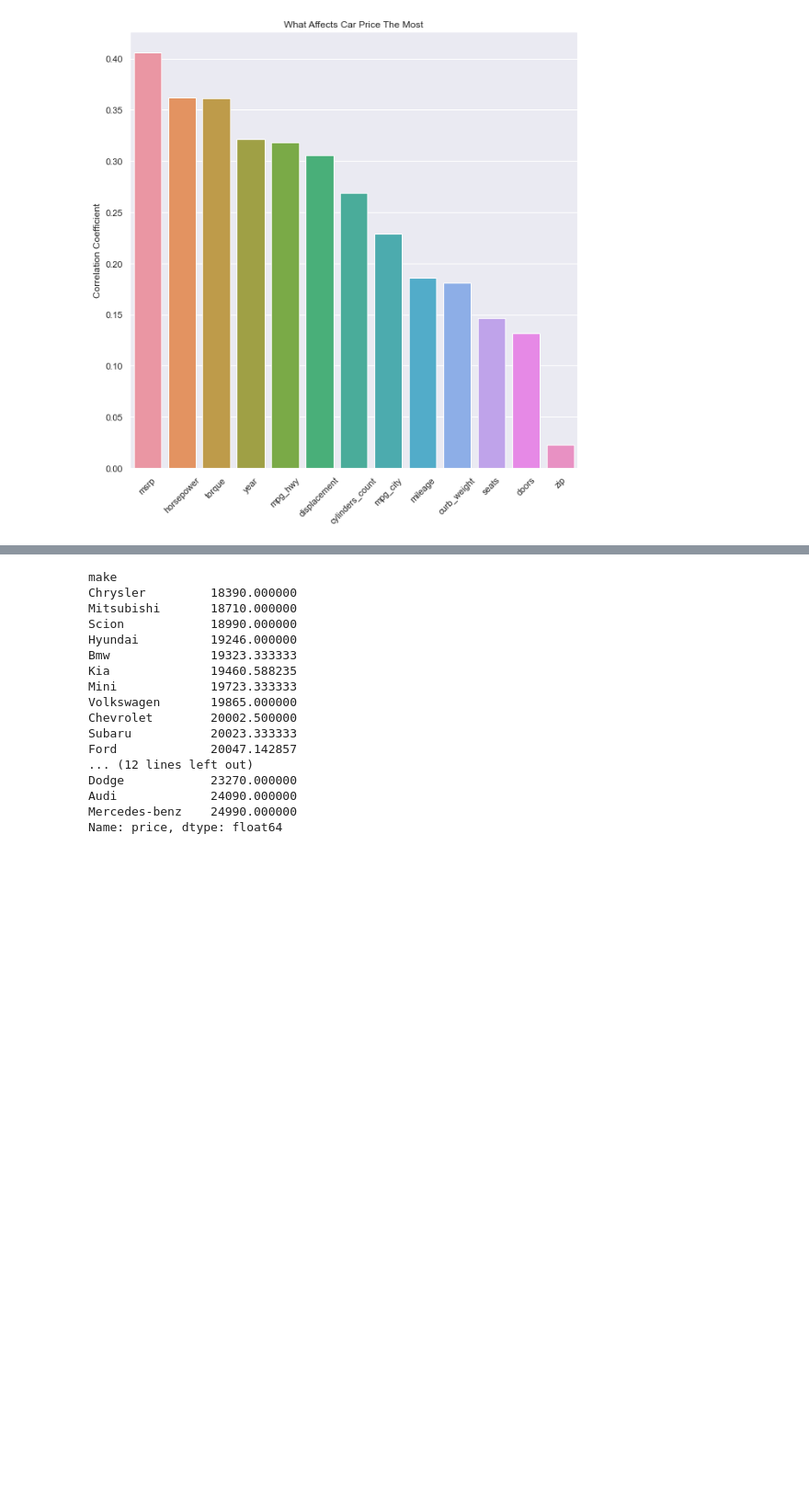
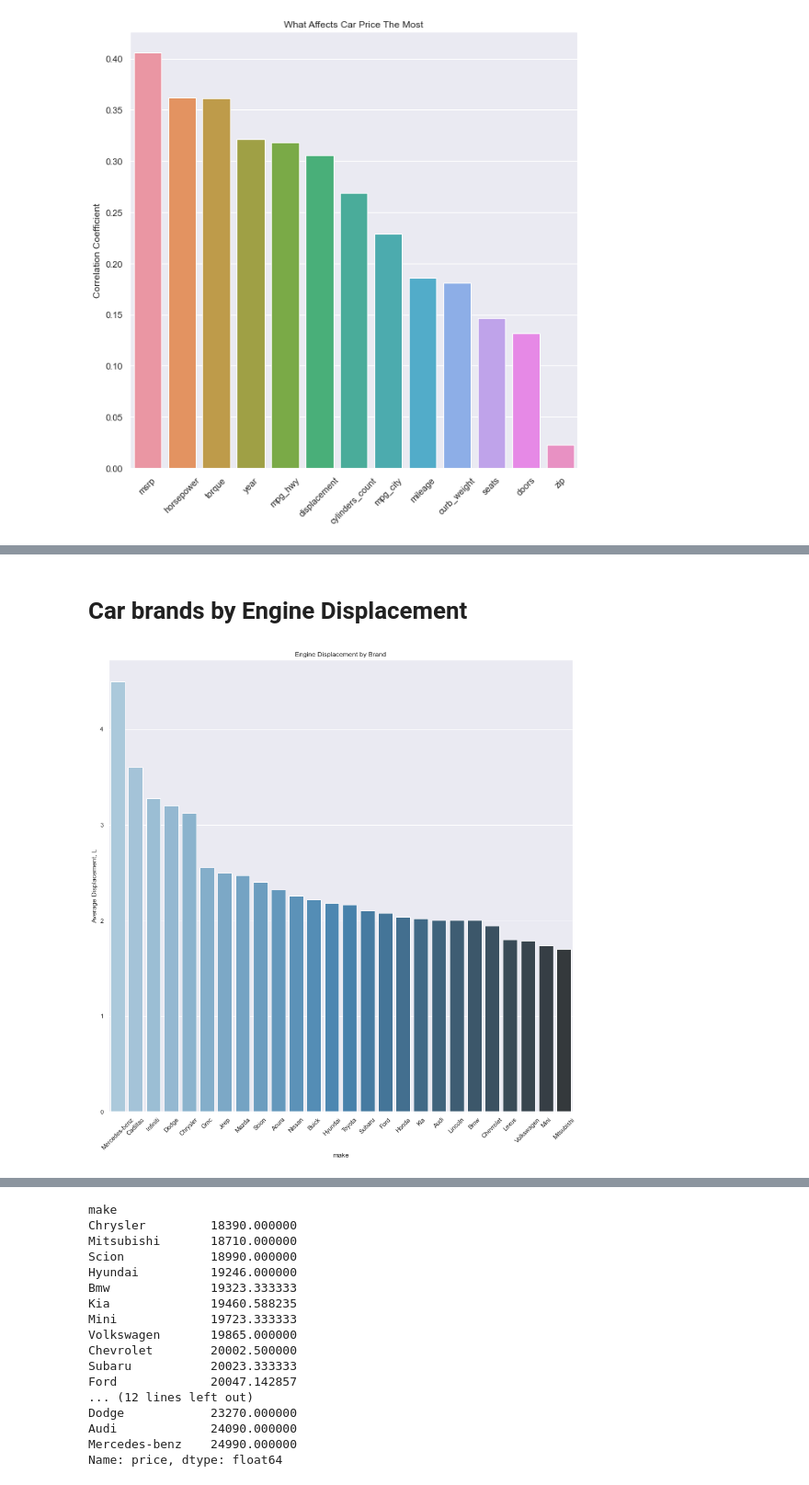
Before and after one commit to KilovoIt/Data-Science, a Jupyter notebook: Carvana Project/carvana_eda.ipynb, the cells around one changed output, grey strips where cells are left out. Shown at 92% size. Saved outputs shown, nothing was run; the diff lists cells and outputs as text; code cells hidden in the pictures; blank space fills up the shorter version.

```diff
--- a/Carvana Project/carvana_eda.ipynb
+++ b/Carvana Project/carvana_eda.ipynb
@@ -139,0 +311,13 @@ plt.show()
+# %% [markdown]
+# Car brands by Engine Displacement
+# %%
+displacement = pd.DataFrame(carvana.groupby(['make'])['displacement'].agg('mean').sort_values(ascending=False)).transpose()
+
+plt.figure(figsize=(15, 15))
+sns.barplot(data=displacement, palette='Blues_d')
+plt.xticks(rotation=45)
+plt.title('Engine Displacement by Brand')
+plt.ylabel('Average Displacement, L')
+plt.show()
+# %% [output]
+[figure, added]
```
Also changed, not shown: parts of 30 cells of this notebook.
